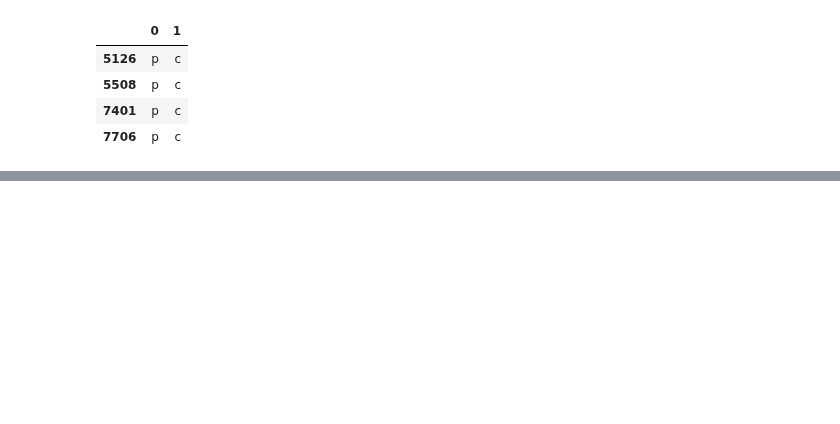
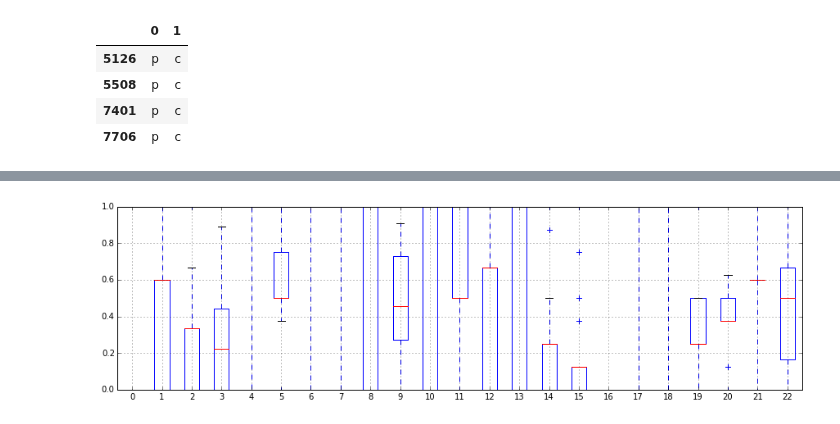
Before and after one commit to bluebibi/LINK_ML_BIG_DATA, a Jupyter notebook: Mushroom_Dataset.ipynb, the cells around one changed output, grey strips where cells are left out. Saved outputs shown, nothing was run; the diff lists cells and outputs as text; code cells hidden in the pictures; blank space fills up the shorter version.

```diff
--- a/Mushroom_Dataset.ipynb
+++ b/Mushroom_Dataset.ipynb
@@ -165,0 +370,3 @@ df_per_attr[1]['subgroups'][0]
+# %%
+df[0] = df[0].map({'p': 1, 'e': 0})
+df
@@ -165,0 +396,11 @@ df_per_attr[1]['subgroups'][0]
+# %%
+num_columns = df.shape[1]
+map_dic = {}
+for i in range(num_columns):
+    unique_array = df[i].unique()
+    N = len(unique_array)
+    map_dic[i] = {}
+    for j in range(N):
+        map_dic[i][unique_array[j]] = j
+    df[i] = df[i].map(map_dic[i])
+df
@@ -165,0 +459,12 @@ df_per_attr[1]['subgroups'][0]
+# %%
+for i in range(1, num_columns):
+    unique_array = df[i].unique()
+    N = len(unique_array)
+    map_dic_sub = {}
+    for j in range(N):
+        if j == 0:
+            map_dic_sub[j] = 0
+        else:
+            map_dic_sub[j] = j / float(N - 1)
+    df[i] = df[i].map(map_dic_sub)
+df
@@ -165,0 +509,3 @@ df_per_attr[1]['subgroups'][0]
+# %%
+df_edible = df[df[0] == 0]    # 0: edible
+df_poisonous = df[df[0] == 1] # 1: poisonous
@@ -165,0 +525,8 @@ df_per_attr[1]['subgroups'][0]
+# %%
+import matplotlib.pyplot as plt
+fig, ax = plt.subplots()
+fig.set_size_inches(15, 4)
+df_edible.boxplot(ax=ax)
+plt.show()
+# %% [output]
+[figure, added]
```
Also changed, not shown: parts of 66 cells of this notebook, 1 other file.
